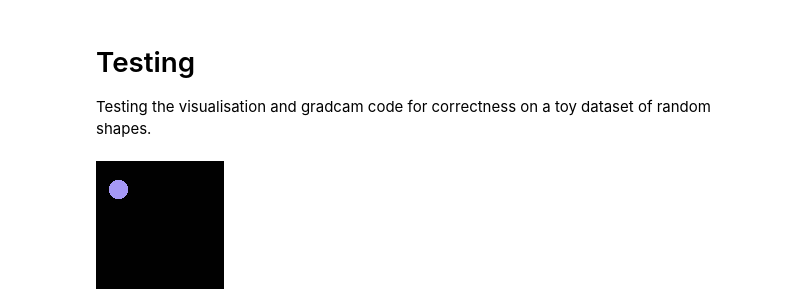
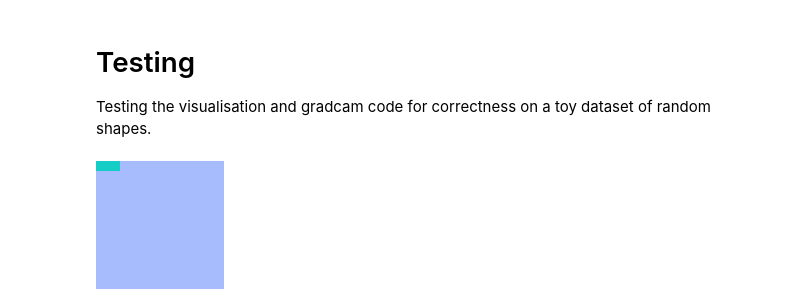
Before and after one commit to ttumiel/interpret, a Jupyter notebook: Test.ipynb, the cells around one changed output. Saved outputs shown, nothing was run; the diff lists cells and outputs as text; code cells hidden in the pictures.

```diff
--- a/Test.ipynb
+++ b/Test.ipynb
@@ -8,42 +11,3 @@ import numpy as np
 import matplotlib.pyplot as plt
 import random
 from PIL import Image, ImageDraw
-# %%
-# coord_limits = [x_min,x_max, y_min, y_max]
-def random_shapes(size, shape, min_size, max_size, coord_limits, background, color=True):
-    # make sure that the shape will be visible within the given coord limits
-    if background=="uniform":
-        arr = np.ones((size, size, 3 if color else 1), dtype="uint8")
-    else:
-        arr = (np.random.rand(size, size, 3 if color else 1)*255).astype("uint8")
-
-    im = Image.fromarray(arr)
-    draw = ImageDraw.Draw(im)
-
-    def draw_circle():
-        x,y = np.random.randint(*coord_limits[:2]), np.random.randint(*coord_limits[2:])
-        length = np.random.randint(min_size, max_size)
-        coords = [x,y,x+length,y+length]
-        fill = tuple(np.random.randint(0,256,3))
-        draw.ellipse(coords, fill=fill)
-
-    def draw_rect():
-        x,y = np.random.randint(*coord_limits[:2]), np.random.randint(*coord_limits[2:])
-        l1 = np.random.randint(min_size, max_size)
-        l2 = np.random.randint(min_size, max_size)
-        coords = [x,y,x+l1,y+l2]
-        fill = tuple(np.random.randint(0,256,3))
-        draw.rectangle(coords, fill=fill)
-
-    def draw_tri():
-        coords = [(np.random.randint(*coord_limits[:2]), np.random.randint(*coord_limits[2:])) for _ in range(3)]
-        fill = tuple(np.random.randint(0,256,3))
-        draw.polygon(coords,fill=fill)
-
-    SHAPES = {'rectangle': (draw_rect, 0), 'circle': (draw_circle, 1), 'triangle': (draw_tri,2)}
-    if shape is None:
-        fn, label = random.choice(list(SHAPES.values()))
-    else:
-        fn, label = SHAPES[shape]
-    fn()
-    return im, label
@@ -50,7 +17,7 @@ def random_shapes(size, shape, min_size, max_size, coord_limits, background, col
 # %%
-random_shapes(128, shape=None, min_size=0, max_size=100, coord_limits=[-10,128,-10,128], background='uniform')[0]
+random_shapes(128, shape='rectangle', min_size=50, max_size=100, coord_limits=None, background='color', number=1)[0]
 # %% [output]
-[figure, old version]
+[figure, new version]
 # %%
 import torch
 from torch import nn
```
Also changed, not shown: parts of 33 cells of this notebook.
